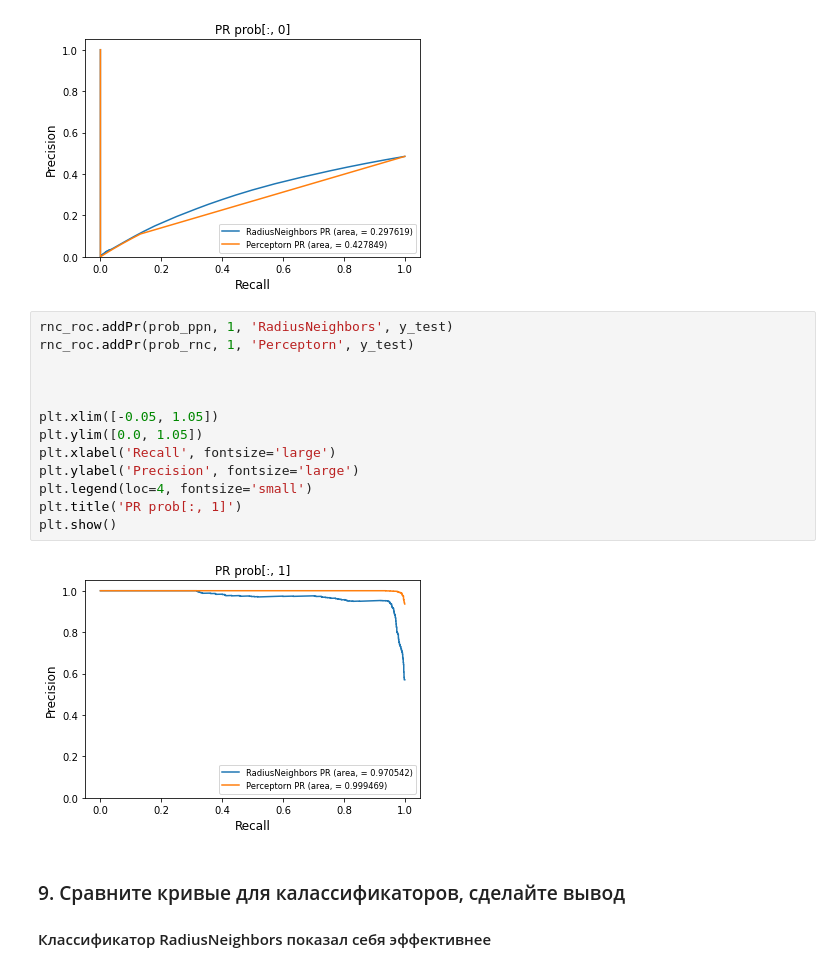
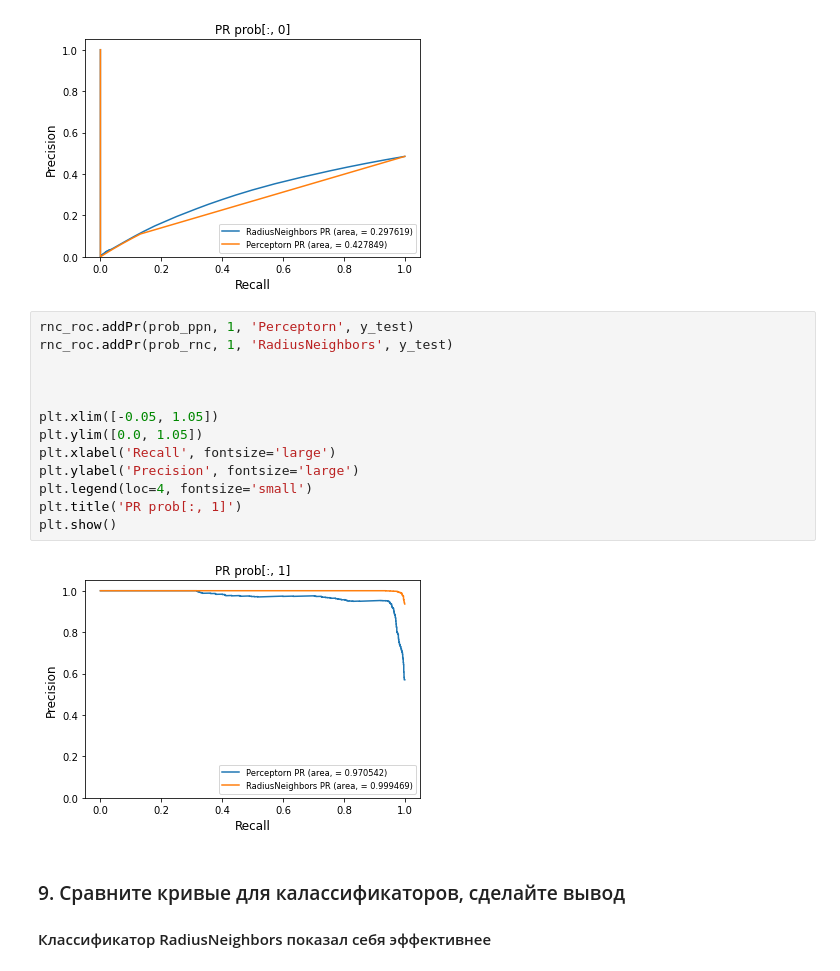
Before and after one commit to iagsav/ml_rob_nets_2020, a Jupyter notebook: ml/lab2/Kremlev/Kremlev.ipynb, the cells around one changed output. Drawn from its saved outputs; the diff is of its cells as text.

```diff
--- a/ml/lab2/Kremlev/Kremlev.ipynb
+++ b/ml/lab2/Kremlev/Kremlev.ipynb
@@ -351,20 +353,20 @@ plt.show()
 # %% [output]
 [figure]
 # %%
-rnc_roc.addPr(prob_ppn, 1, 'RadiusNeighbors', y_test)
-rnc_roc.addPr(prob_rnc, 1, 'Perceptorn', y_test)
+rnc_roc.addPr(prob_ppn, 1, 'Perceptorn', y_test)
+rnc_roc.addPr(prob_rnc, 1, 'RadiusNeighbors', y_test)
 
 
 
 plt.xlim([-0.05, 1.05])
 plt.ylim([0.0, 1.05])
 plt.xlabel('Recall', fontsize='large')
 plt.ylabel('Precision', fontsize='large')
 plt.legend(loc=4, fontsize='small')
 plt.title('PR prob[:, 1]')
 plt.show()
 # %% [output]
-[figure, old version]
+[figure, new version]
 # %% [markdown]
 ### 9. Сравните кривые для калассификаторов, сделайте вывод
 #### Классификатор RadiusNeighbors показал себя эффективнее
```
Also changed, not shown: parts of 3 cells of this notebook.
